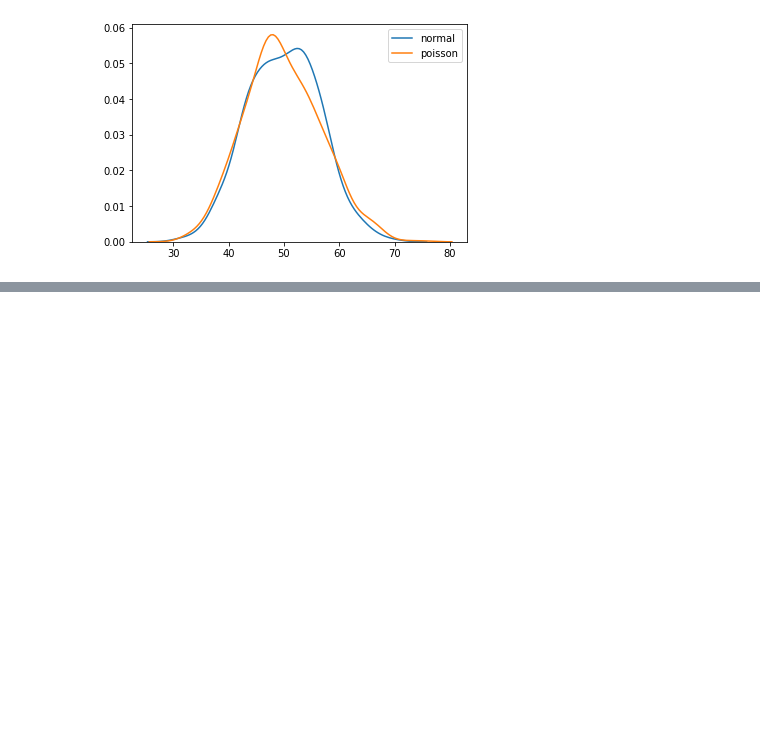
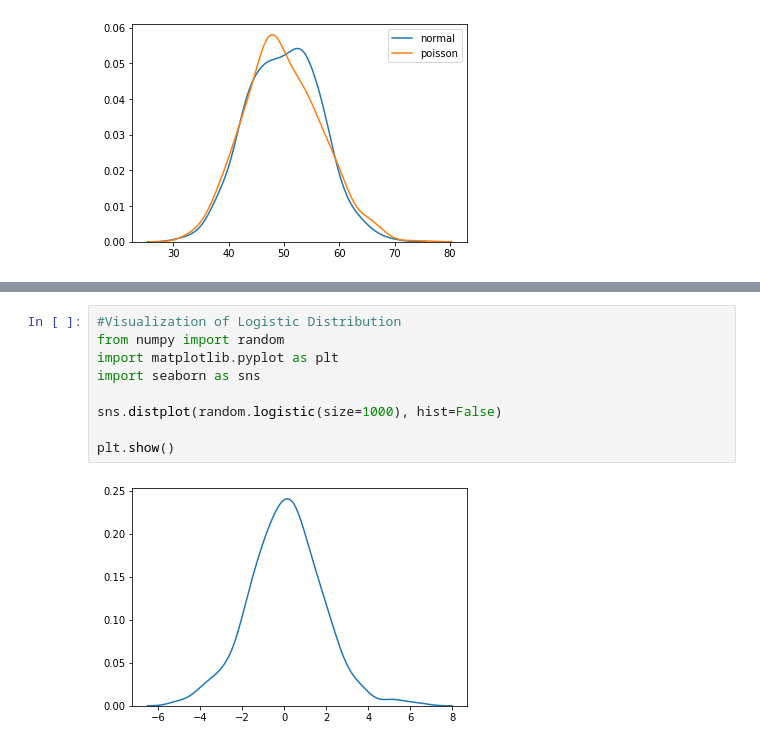
Before and after one commit to pratikshas8080/Python_Basics-, a Jupyter notebook: Random_no_in_numpy.ipynb, the cells around one changed output, grey strips where cells are left out. Saved outputs shown, nothing was run; the diff lists cells and outputs as text; blank space fills up the shorter version.

```diff
--- a/Random_no_in_numpy.ipynb
+++ b/Random_no_in_numpy.ipynb
@@ -235,0 +267,11 @@ plt.show()
+# %%
+#Visualization of Logistic Distribution
+from numpy import random
+import matplotlib.pyplot as plt
+import seaborn as sns
+
+sns.distplot(random.logistic(size=1000), hist=False)
+
+plt.show()
+# %% [output]
+[figure, added]
```
Also changed, not shown: parts of 19 cells of this notebook.
